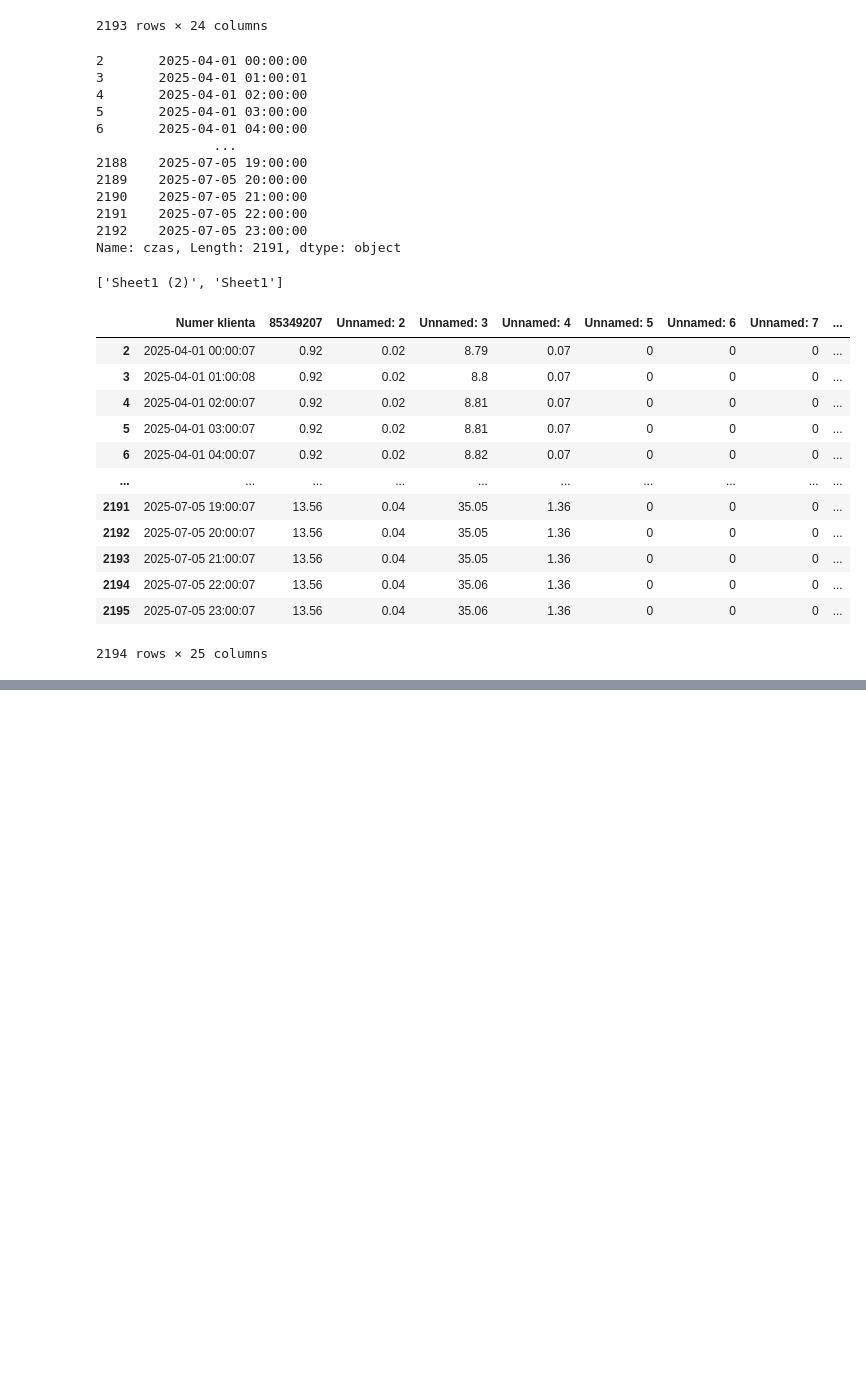
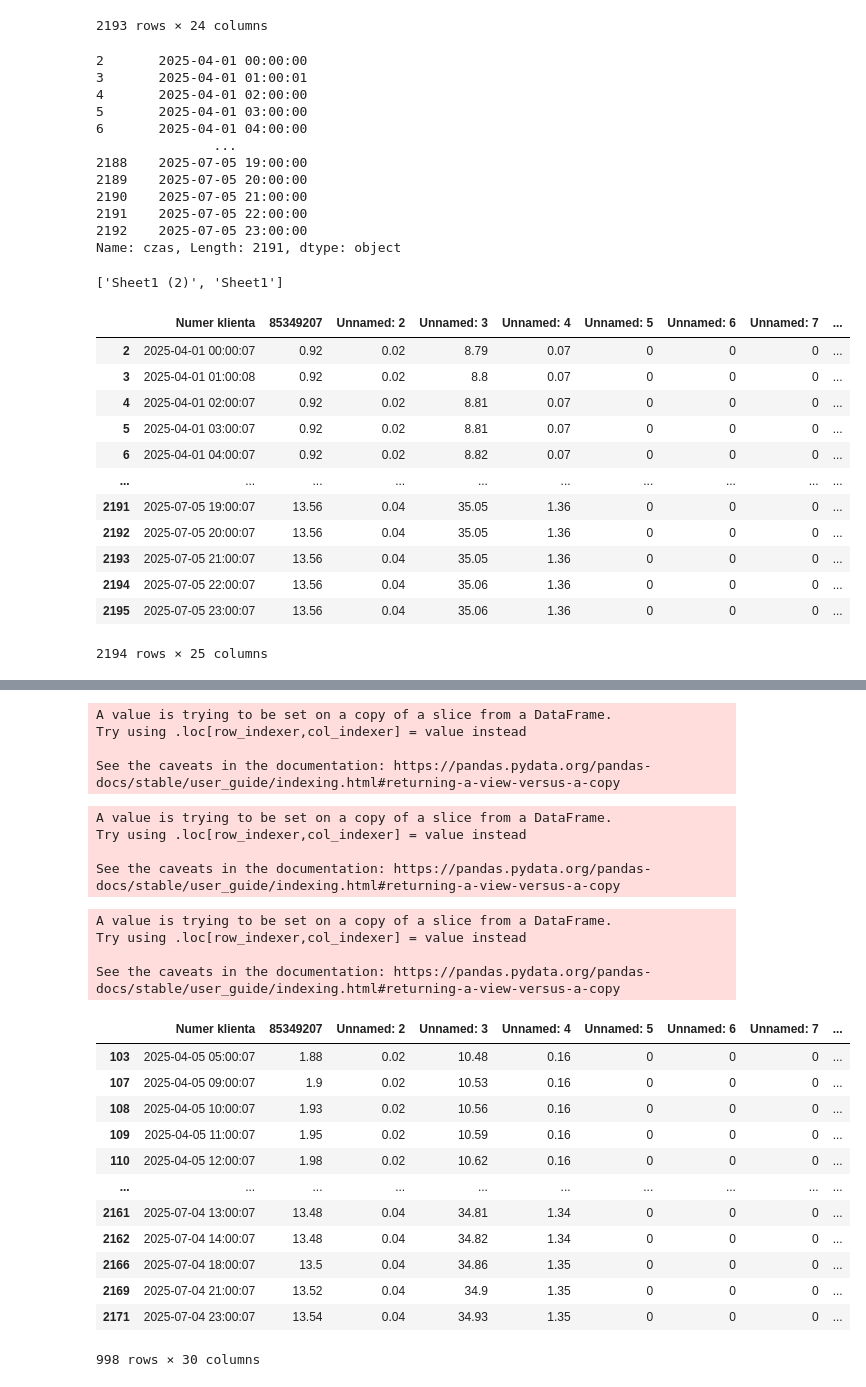
Before and after one commit to martynabocian/martynabocian.github.io, a Jupyter notebook: Charts.ipynb, the cells around one changed output, grey strips where cells are left out. Drawn from its saved outputs; the diff is of its cells as text; code cells hidden in the pictures; blank space fills up the shorter version.

```diff
--- a/Charts.ipynb
+++ b/Charts.ipynb
@@ -1505,0 +1265,7 @@ fig.write_html("q_cwu_sr_full.html", include_plotlyjs="cdn")
+# %%
+df_kamstrup7["V"] = df_kamstrup7["Unnamed: 8"]
+# %% [output]
+A value is trying to be set on a copy of a slice from a DataFrame.
+Try using .loc[row_indexer,col_indexer] = value instead
+
+See the caveats in the documentation: https://pandas.pydata.org/pandas-docs/stable/user_guide/indexing.html#returning-a-view-versus-a-copy
@@ -1505,0 +1274,34 @@ fig.write_html("q_cwu_sr_full.html", include_plotlyjs="cdn")
+# %%
+df_kamstrup7["V_prev"] = df_kamstrup7["V"].shift(1)
+# %% [output]
+A value is trying to be set on a copy of a slice from a DataFrame.
+Try using .loc[row_indexer,col_indexer] = value instead
+
+See the caveats in the documentation: https://pandas.pydata.org/pandas-docs/stable/user_guide/indexing.html#returning-a-view-versus-a-copy
+# %%
+df_kamstrup7["dV"] = df_kamstrup7["V"] - df_kamstrup7["V_prev"]
+# %% [output]
+A value is trying to be set on a copy of a slice from a DataFrame.
+Try using .loc[row_indexer,col_indexer] = value instead
+
+See the caveats in the documentation: https://pandas.pydata.org/pandas-docs/stable/user_guide/indexing.html#returning-a-view-versus-a-copy
+# %%
+df_kamstrup7_flow_only = df_kamstrup7[df_kamstrup7["dV"] > 0]
+# %%
+df_kamstrup7_flow_only_filtered = df_kamstrup7_flow_only[df_kamstrup7_flow_only["T1"] > df_kamstrup7_flow_only["T2"] + 0.1]
+# %%
+df_kamstrup7_flow_only_filtered
+# %% [output]
+|  | Numer klienta | 85349207 | Unnamed: 2 | Unnamed: 3 | Unnamed: 4 | Unnamed: 5 | Unnamed: 6 | Unnamed: 7 | ... |
+| 103 | 2025-04-05 05:00:07 | 1.88 | 0.02 | 10.48 | 0.16 | 0 | 0 | 0 | ... |
+| 107 | 2025-04-05 09:00:07 | 1.9 | 0.02 | 10.53 | 0.16 | 0 | 0 | 0 | ... |
+| 108 | 2025-04-05 10:00:07 | 1.93 | 0.02 | 10.56 | 0.16 | 0 | 0 | 0 | ... |
+| 109 | 2025-04-05 11:00:07 | 1.95 | 0.02 | 10.59 | 0.16 | 0 | 0 | 0 | ... |
+| 110 | 2025-04-05 12:00:07 | 1.98 | 0.02 | 10.62 | 0.16 | 0 | 0 | 0 | ... |
+| ... | ... | ... | ... | ... | ... | ... | ... | ... | ... |
+| 2161 | 2025-07-04 13:00:07 | 13.48 | 0.04 | 34.81 | 1.34 | 0 | 0 | 0 | ... |
+| 2162 | 2025-07-04 14:00:07 | 13.48 | 0.04 | 34.82 | 1.34 | 0 | 0 | 0 | ... |
+| 2166 | 2025-07-04 18:00:07 | 13.5 | 0.04 | 34.86 | 1.35 | 0 | 0 | 0 | ... |
+| 2169 | 2025-07-04 21:00:07 | 13.52 | 0.04 | 34.9 | 1.35 | 0 | 0 | 0 | ... |
+| 2171 | 2025-07-04 23:00:07 | 13.54 | 0.04 | 34.93 | 1.35 | 0 | 0 | 0 | ... |
+998 rows × 30 columns
```
Also changed, not shown: parts of 53 cells of this notebook, 1 other file.
